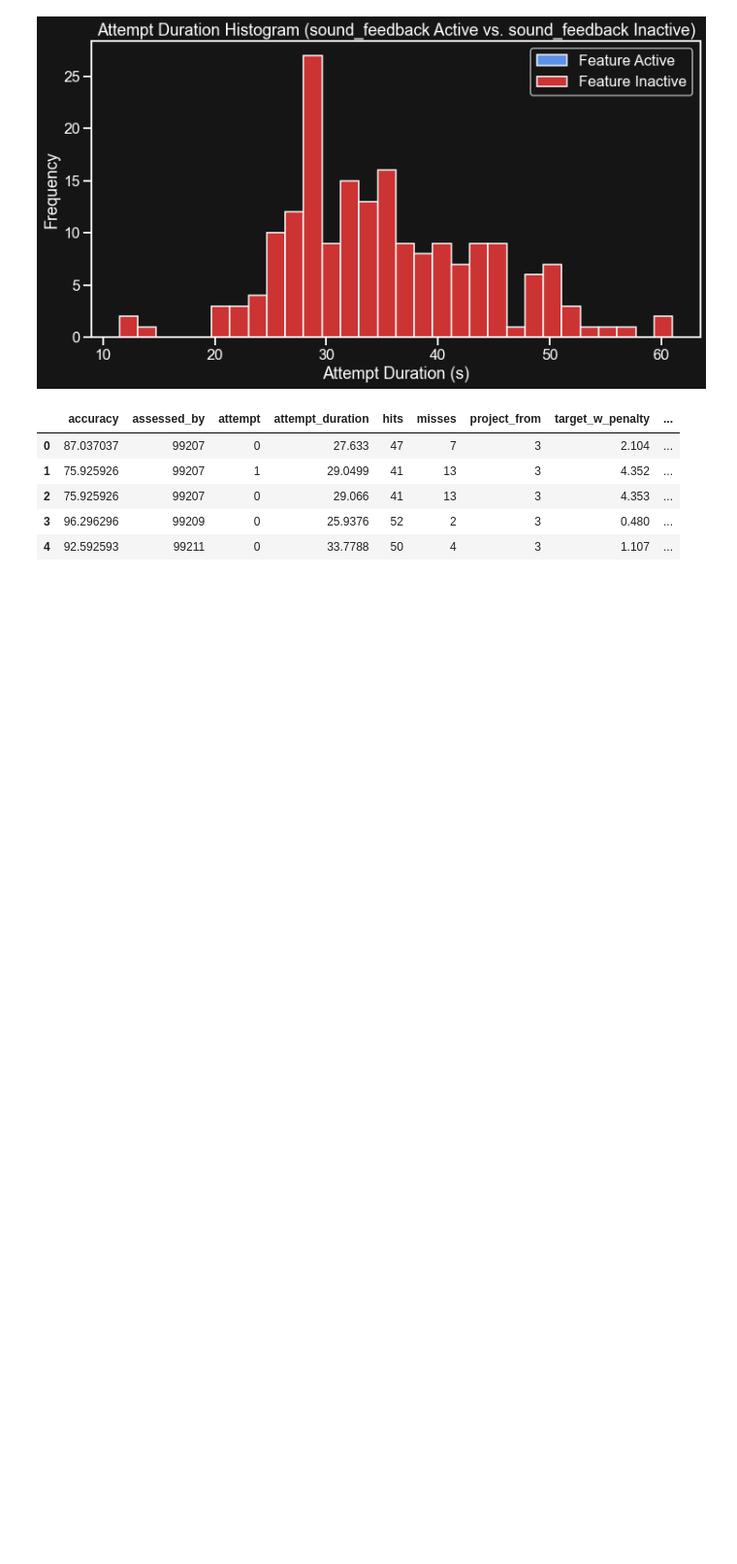
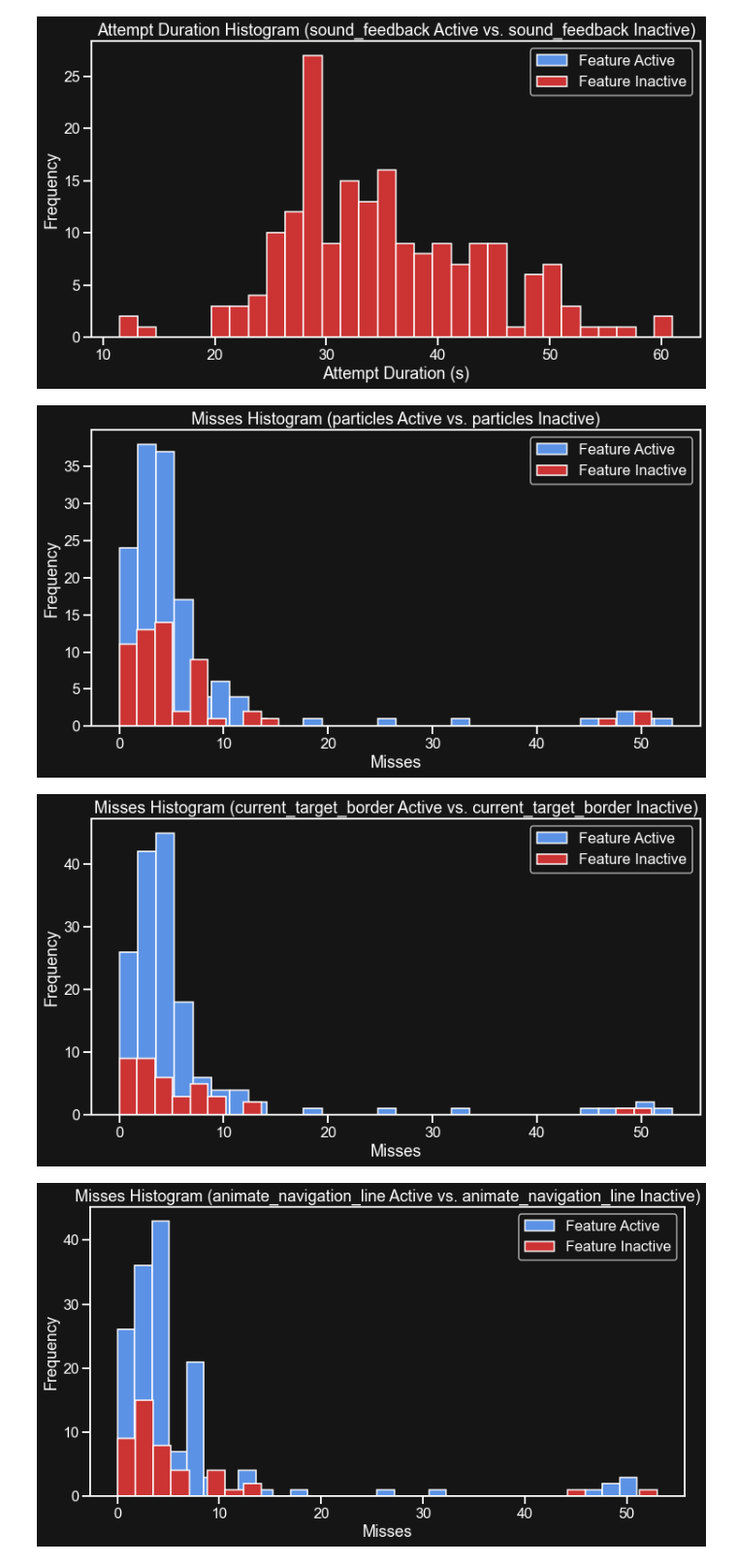
Before and after one commit to fixe-exclamation-mark/bake-off-2-ipm, a Jupyter notebook: stats.ipynb, the cells around one changed output. Shown at 97% size. Cells and saved outputs as stored; diff of their text form; code cells hidden in the pictures; blank space fills up the shorter version.

```diff
--- a/stats.ipynb
+++ b/stats.ipynb
@@ -95,12 +104,16 @@ for feature in features.keys():
 [figure]
 [figure]
 [figure]
-# %%
-df.head()
-# %% [output]
-|  | accuracy | assessed_by | attempt | attempt_duration | hits | misses | project_from | target_w_penalty | ... |
-| 0 | 87.037037 | 99207 | 0 | 27.633 | 47 | 7 | 3 | 2.104 | ... |
-| 1 | 75.925926 | 99207 | 1 | 29.0499 | 41 | 13 | 3 | 4.352 | ... |
-| 2 | 75.925926 | 99207 | 0 | 29.066 | 41 | 13 | 3 | 4.353 | ... |
-| 3 | 96.296296 | 99209 | 0 | 25.9376 | 52 | 2 | 3 | 0.480 | ... |
-| 4 | 92.592593 | 99211 | 0 | 33.7788 | 50 | 4 | 3 | 1.107 | ... |
+# %%
+# histograms comparing misses with each feature turned off vs on
+for feature in features.keys():
+  plt.figure(figsize=(12, 6))
+  df[df[feature] == True]["misses"].plot(kind='hist', bins=30, color='#5b92e5')
+  df[df[feature] == False]["misses"].plot(kind='hist', bins=30, color='#cc3333')
+  plt.xlabel('Misses')
+  plt.legend(['Feature Active', 'Feature Inactive'])
+  plt.title('Misses Histogram ({Feature} Active vs. {Feature} Inactive)'.format(Feature=feature))
+# %% [output]
+[figure, added]
+[figure, added]
+[figure, added]
```
Also changed, not shown: parts of 3 cells of this notebook, 1 other file.
